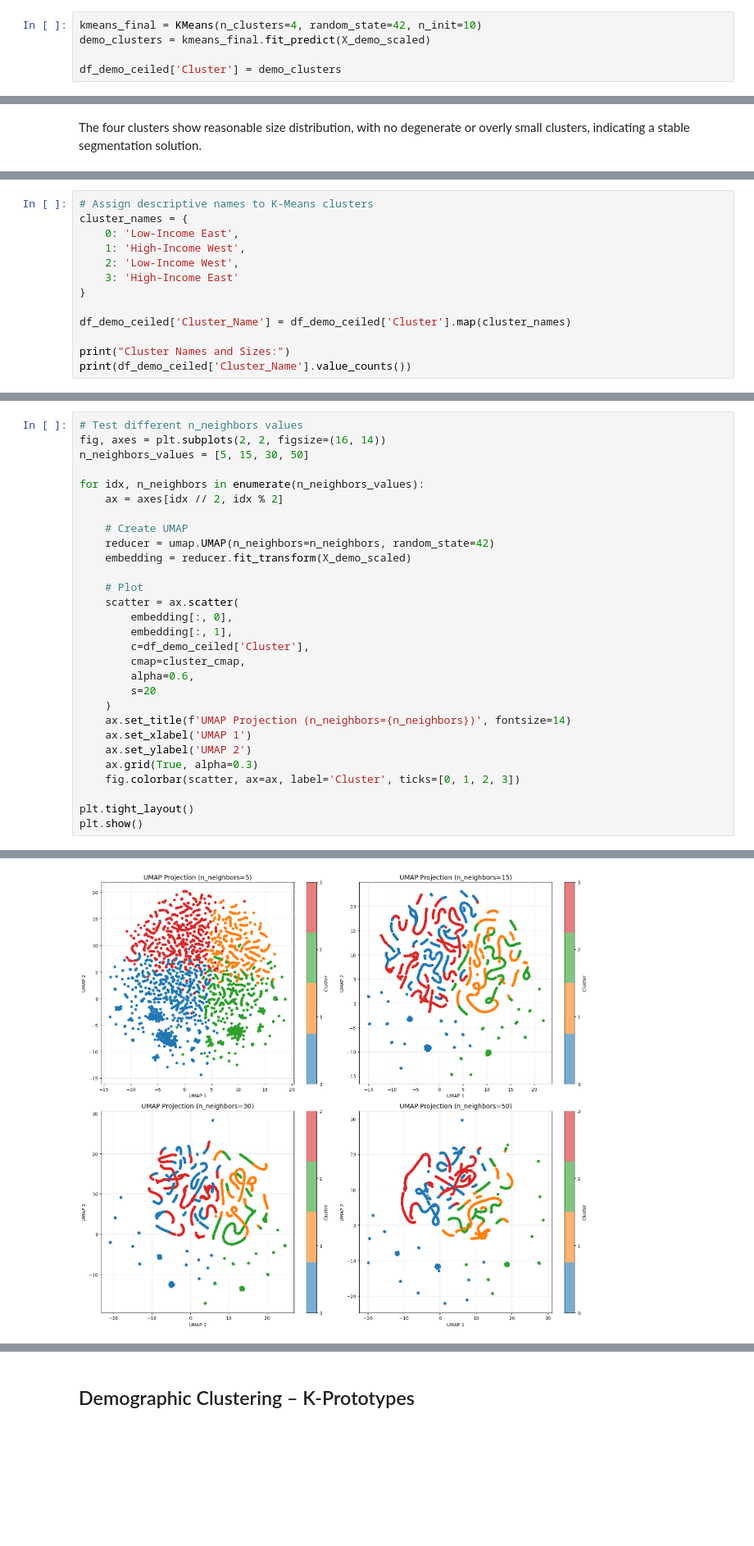
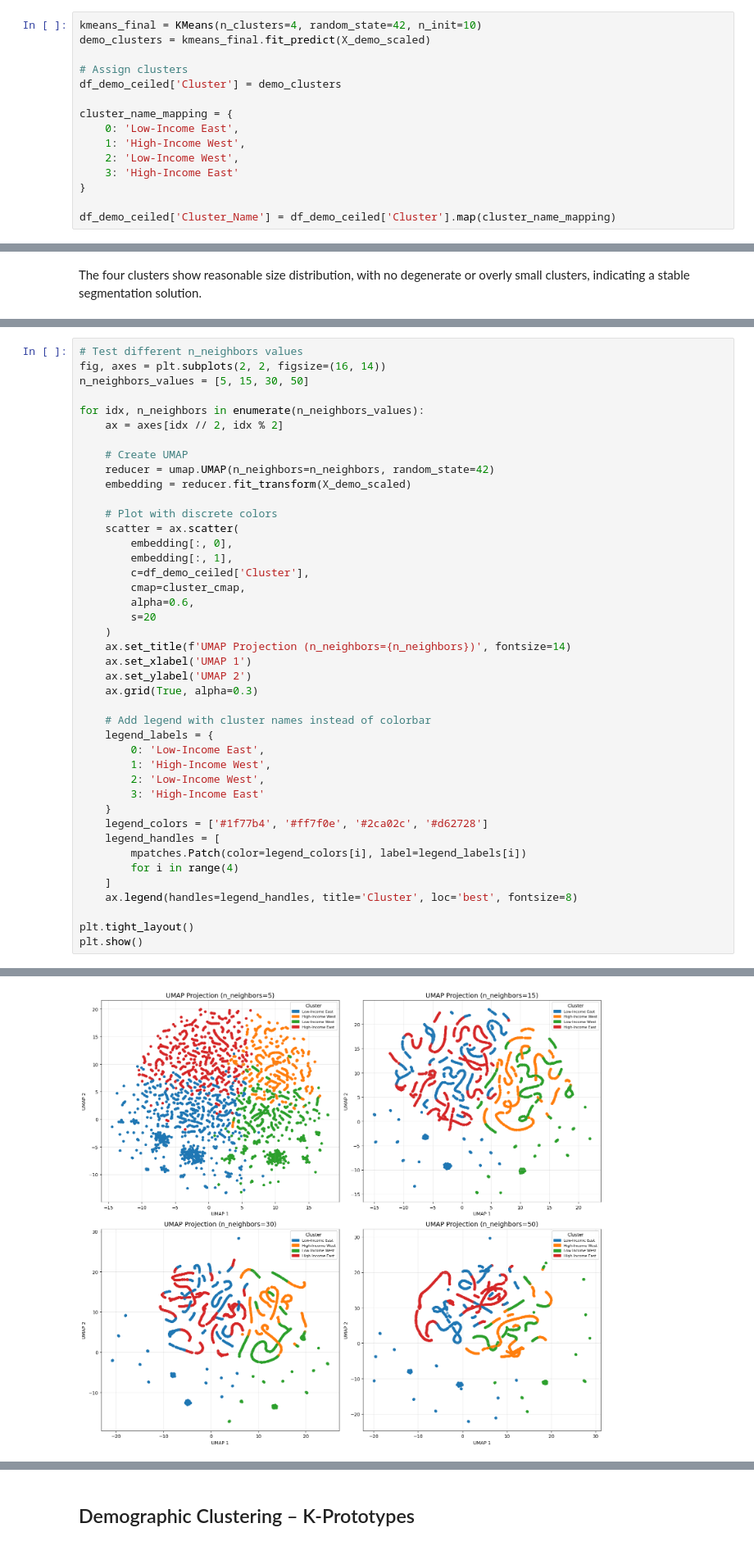
Before and after one commit to luisbdavila/Airline_Customer_Segmentation_DataMining_Project_Python, a Jupyter notebook: Final_delivery/Code/demographic.ipynb, the cells around one changed output, grey strips where cells are left out. Shown at 82% size. Cells and saved outputs as stored; diff of their text form; blank space fills up the shorter version.

```diff
--- a/Final_delivery/Code/demographic.ipynb
+++ b/Final_delivery/Code/demographic.ipynb
@@ -162,6 +151,16 @@ Both the elbow method and silhouette analysis indicate that k=4 provides the opt
 kmeans_final = KMeans(n_clusters=4, random_state=42, n_init=10)
 demo_clusters = kmeans_final.fit_predict(X_demo_scaled)
 
+# Assign clusters
 df_demo_ceiled['Cluster'] = demo_clusters
+
+cluster_name_mapping = {
+    0: 'Low-Income East',
+    1: 'High-Income West',
+    2: 'Low-Income West',
+    3: 'High-Income East'
+}
+
+df_demo_ceiled['Cluster_Name'] = df_demo_ceiled['Cluster'].map(cluster_name_mapping)
 # %%
 cluster_counts = df_demo_ceiled['Cluster'].value_counts().sort_index()
@@ -246,13 +300,0 @@ Gender distribution is relatively balanced across all clusters (49-52% female).
-# %%
-# Assign descriptive names to K-Means clusters
-cluster_names = {
-    0: 'Low-Income East',
-    1: 'High-Income West',
-    2: 'Low-Income West',
-    3: 'High-Income East'
-}
-
-df_demo_ceiled['Cluster_Name'] = df_demo_ceiled['Cluster'].map(cluster_names)
-
-print("Cluster Names and Sizes:")
-print(df_demo_ceiled['Cluster_Name'].value_counts())
@@ -309,40 +354,53 @@ for idx, n_neighbors in enumerate(n_neighbors_values):
     reducer = umap.UMAP(n_neighbors=n_neighbors, random_state=42)
     embedding = reducer.fit_transform(X_demo_scaled)
 
-    # Plot
+    # Plot with discrete colors
     scatter = ax.scatter(
         embedding[:, 0],
         embedding[:, 1],
         c=df_demo_ceiled['Cluster'],
         cmap=cluster_cmap,
         alpha=0.6,
         s=20
     )
     ax.set_title(f'UMAP Projection (n_neighbors={n_neighbors})', fontsize=14)
     ax.set_xlabel('UMAP 1')
     ax.set_ylabel('UMAP 2')
     ax.grid(True, alpha=0.3)
-    fig.colorbar(scatter, ax=ax, label='Cluster', ticks=[0, 1, 2, 3])
+
+    # Add legend with cluster names instead of colorbar
+    legend_labels = {
+        0: 'Low-Income East',
+        1: 'High-Income West',
+        2: 'Low-Income West',
+        3: 'High-Income East'
+    }
+    legend_colors = ['#1f77b4', '#ff7f0e', '#2ca02c', '#d62728']
+    legend_handles = [
+        mpatches.Patch(color=legend_colors[i], label=legend_labels[i])
+        for i in range(4)
+    ]
+    ax.legend(handles=legend_handles, title='Cluster', loc='best', fontsize=8)
 
 plt.tight_layout()
 plt.show()
 # %% [output]
 failed. This is likely due to too small an eigengap. Consider
 adding some noise or jitter to your data.
 
 Falling back to random initialisation!
   warn(
 failed. This is likely due to too small an eigengap. Consider
 adding some noise or jitter to your data.
 
 Falling back to random initialisation!
   warn(
 failed. This is likely due to too small an eigengap. Consider
 adding some noise or jitter to your data.
 ... (9 lines left out)
 adding some noise or jitter to your data.
 
 Falling back to random initialisation!
   warn(
-[figure, old version]
+[figure, new version]
 # %% [markdown]
```
Also changed, not shown: parts of 32 cells of this notebook.
